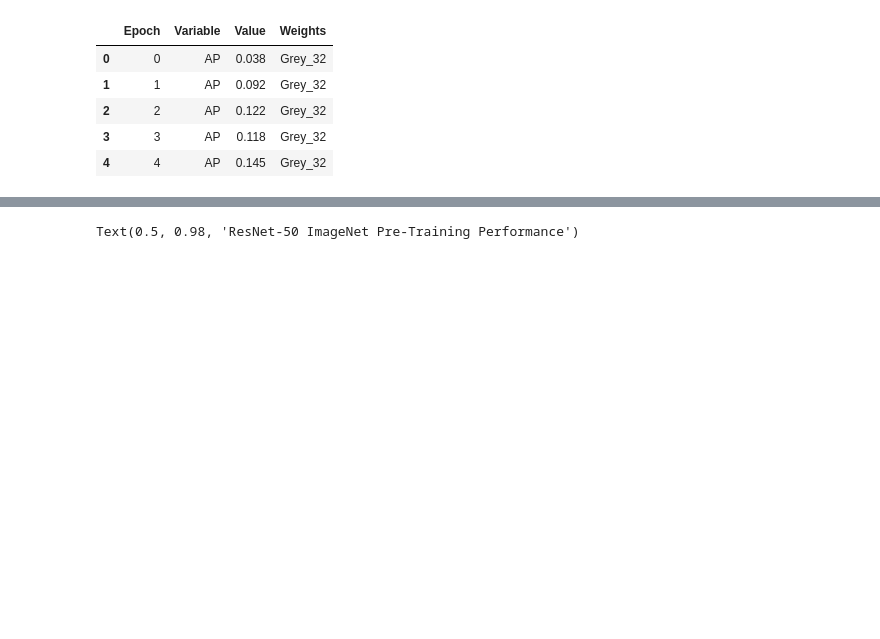
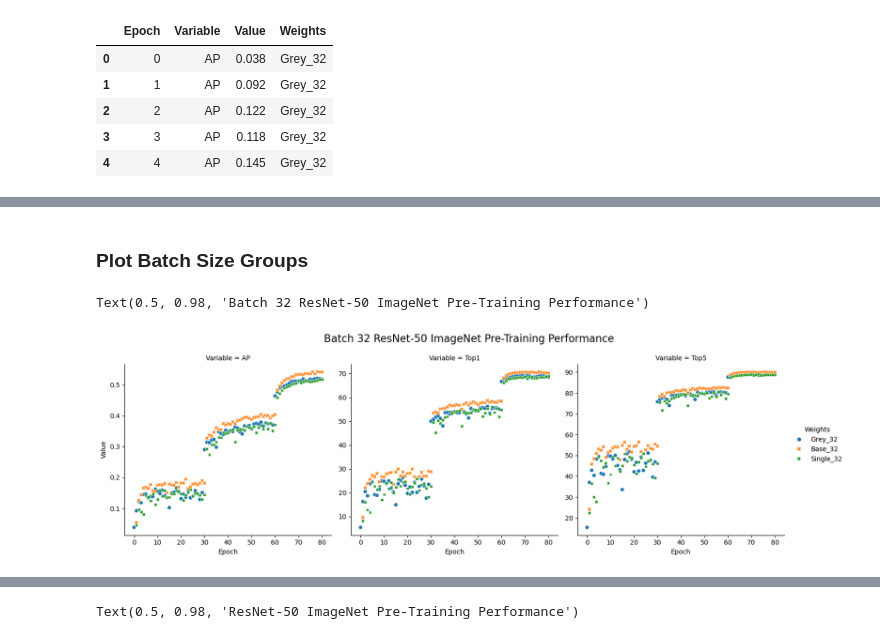
Before and after one commit to sophie-haynes/pytrain_imagenet, a Jupyter notebook: Viz_PreTrain_Metrics.ipynb, the cells around one changed output, grey strips where cells are left out. Drawn from its saved outputs; the diff is of its cells as text; code cells hidden in the pictures; blank space fills up the shorter version.

```diff
--- a/Viz_PreTrain_Metrics.ipynb
+++ b/Viz_PreTrain_Metrics.ipynb
@@ -143,0 +144,10 @@ Text(0.5, 0.98, 'ResNet-50 ImageNet Pre-Training Performance')
+# %% [markdown]
+### Plot Batch Size Groups
+# %%
+metricplot = sns.relplot(data=long_results.query("('Single_32' in Weights | 'Grey_32' in Weights | 'Base_32' in Weights ) & Epoch <= 80"), x="Epoch", y="Value", hue="Weights", col = "Variable", \
+                         facet_kws={'sharey': False, 'sharex': True}, style="Weights", kind="scatter")
+metricplot.fig.subplots_adjust(top=.85)
+metricplot.fig.suptitle('Batch 32 ResNet-50 ImageNet Pre-Training Performance', fontsize=16,)# weight='bold')
+# %% [output]
+Text(0.5, 0.98, 'Batch 32 ResNet-50 ImageNet Pre-Training Performance')
+[figure, added]
```
Also changed, not shown: parts of 10 cells of this notebook.
